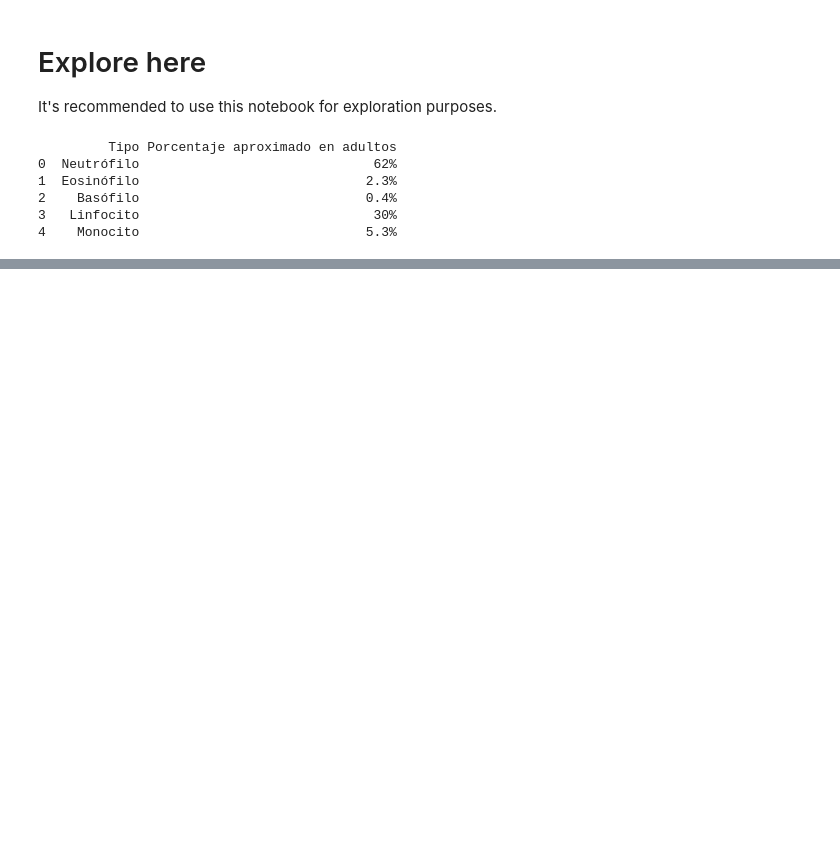
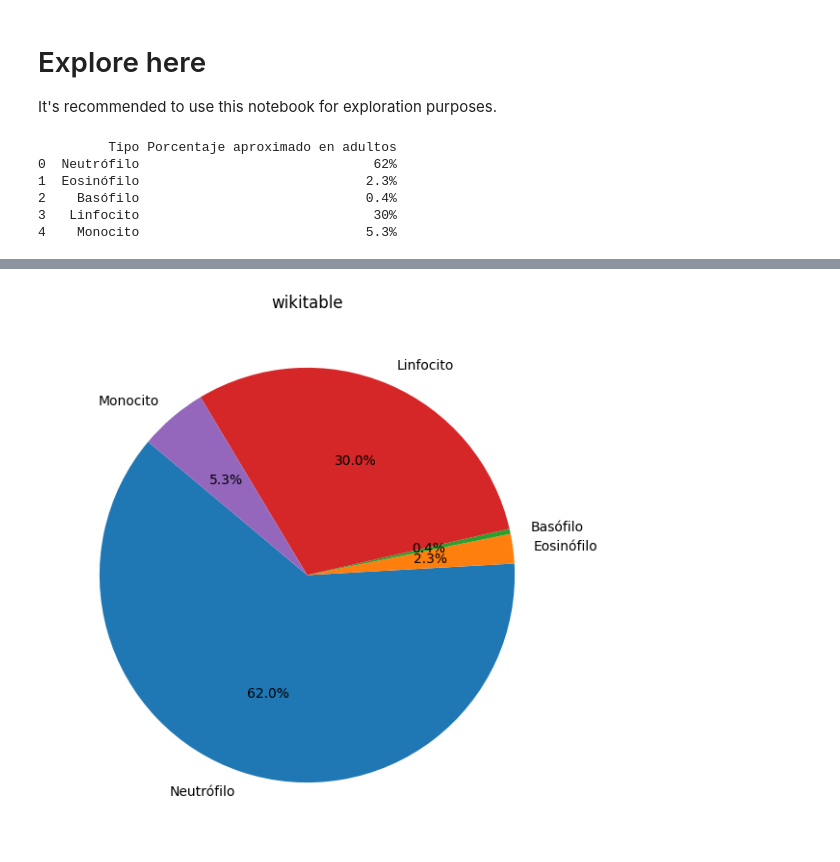
Before and after one commit to Liutciia/web-scraping-project-tutorial, a Jupyter notebook: src/explore.ipynb, the cells around one changed output, grey strips where cells are left out. Saved outputs shown, nothing was run; the diff lists cells and outputs as text; code cells hidden in the pictures; blank space fills up the shorter version.

```diff
--- a/src/explore.ipynb
+++ b/src/explore.ipynb
@@ -70,0 +105,8 @@ OperationalError: table Wikitable already exists
+# %%
+#Pie chart
+plt.figure(figsize=(7, 7))
+plt.pie(df['Porcentaje'], labels=df['Tipo'], autopct='%1.1f%%', startangle=140)
+plt.title('wikitable')
+plt.show()
+# %% [output]
+[figure, added]
```
Also changed, not shown: parts of 5 cells of this notebook, 5 other files.
